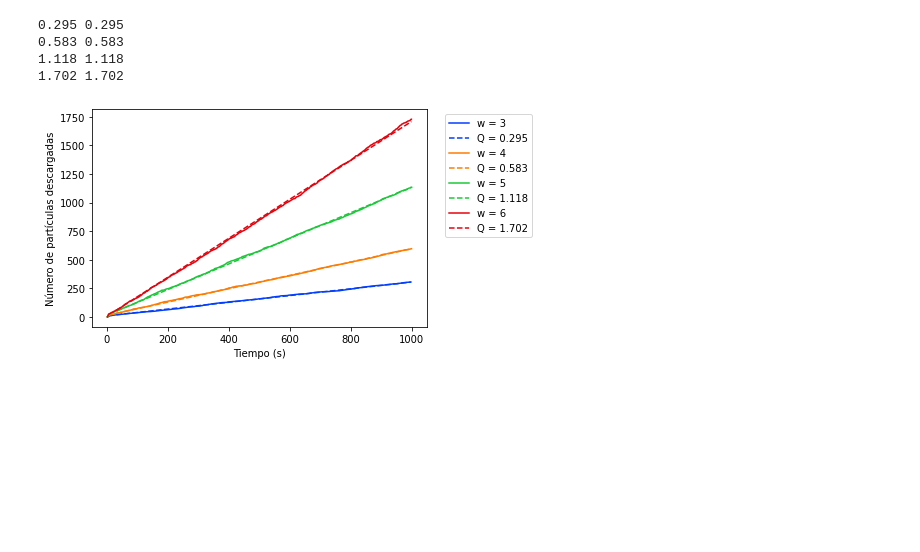
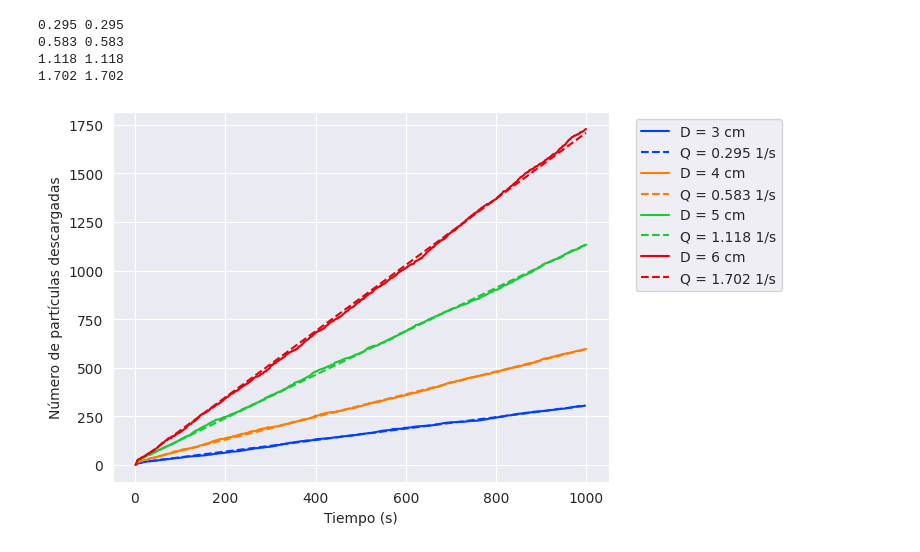
Before and after one commit to mricarte-i/2023Q2G01, a Jupyter notebook: TP5/plotters/plot_caudal_D.ipynb, the cells around one changed output. Drawn from its saved outputs; the diff is of its cells as text; code cells hidden in the pictures; blank space fills up the shorter version.

Commit message:
style: add units

```diff
--- a/TP5/plotters/plot_caudal_D.ipynb
+++ b/TP5/plotters/plot_caudal_D.ipynb
@@ -35,14 +35,15 @@ t_ests = [
 save_to = './b_n_v_t.png'
 colors = sns.color_palette("bright", 4)
 # %%
+sns.set_style("darkgrid")
 timestamps = exiting_particle_times_from_multiple_files(files)
-caudales = plot_exiting_particles_vs_t_for_multiple_ws(timestamps, t_ests, Ds, colors, save_to, perform_regression=True)
+caudales = plot_exiting_particles_vs_t_for_multiple_ws(timestamps, t_ests, Ds, colors, save_to, perform_regression=True, label_val="D", units_w="cm")
 # %% [output]
 0.295 0.295
 0.583 0.583
 1.118 1.118
 1.702 1.702
-[figure, old version]
+[figure, new version]
 # %%
 save_to_q_d = './Q_v_D.png'
 
```
Also changed, not shown: parts of 26 cells of this notebook, 3 other files.
